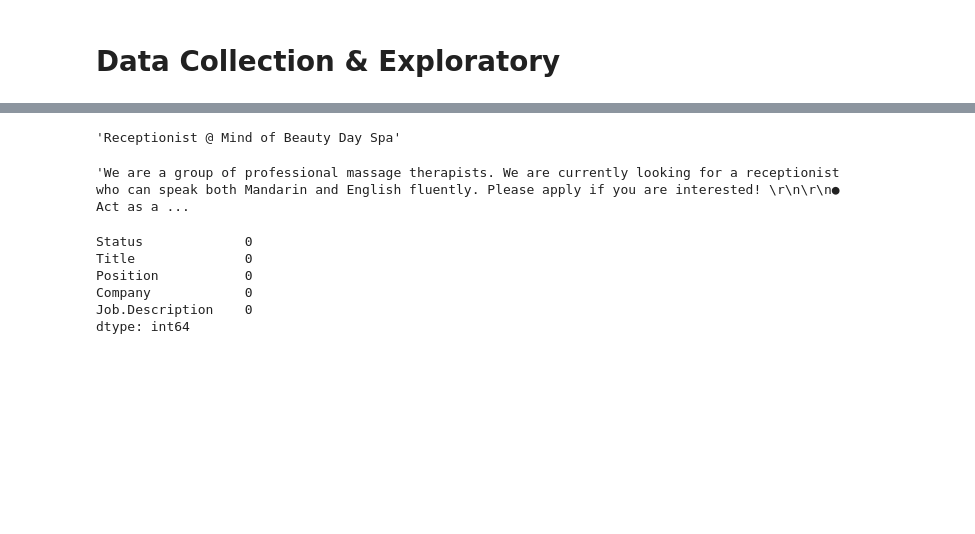
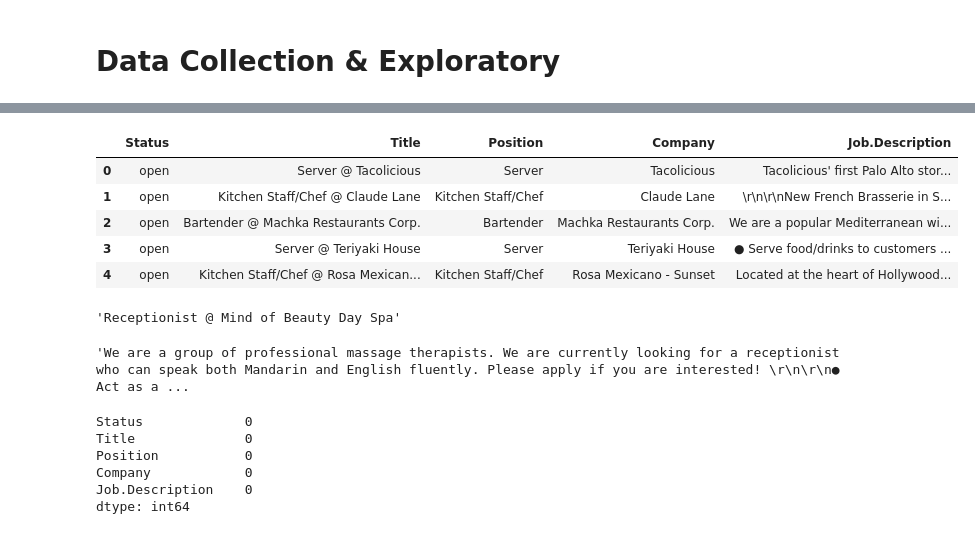
Before and after one commit to Rastra17/Individual-Project, a Jupyter notebook: JRS/Backend/Job Recommendation System.ipynb, the cells around one changed output, grey strips where cells are left out. Saved outputs shown, nothing was run; the diff lists cells and outputs as text; code cells hidden in the pictures; blank space fills up the shorter version.

```diff
--- a/JRS/Backend/Job Recommendation System.ipynb
+++ b/JRS/Backend/Job Recommendation System.ipynb
@@ -23,3 +23,12 @@ print(len(df))
+# %%
+df.head(5)
+# %% [output]
+|  | Status | Title | Position | Company | Job.Description |
+| 0 | open | Server @ Tacolicious | Server | Tacolicious | Tacolicious' first Palo Alto stor... |
+| 1 | open | Kitchen Staff/Chef @ Claude Lane | Kitchen Staff/Chef | Claude Lane | \r\n\r\nNew French Brasserie in S... |
+| 2 | open | Bartender @ Machka Restaurants Corp. | Bartender | Machka Restaurants Corp. | We are a popular Mediterranean wi... |
+| 3 | open | Server @ Teriyaki House | Server | Teriyaki House | ● Serve food/drinks to customers ... |
+| 4 | open | Kitchen Staff/Chef @ Rosa Mexican... | Kitchen Staff/Chef | Rosa Mexicano - Sunset | Located at the heart of Hollywood... |
 # %%
 df['Title'][5]
 # %% [output]
```
Also changed, not shown: parts of 11 cells of this notebook, 2 other files.
